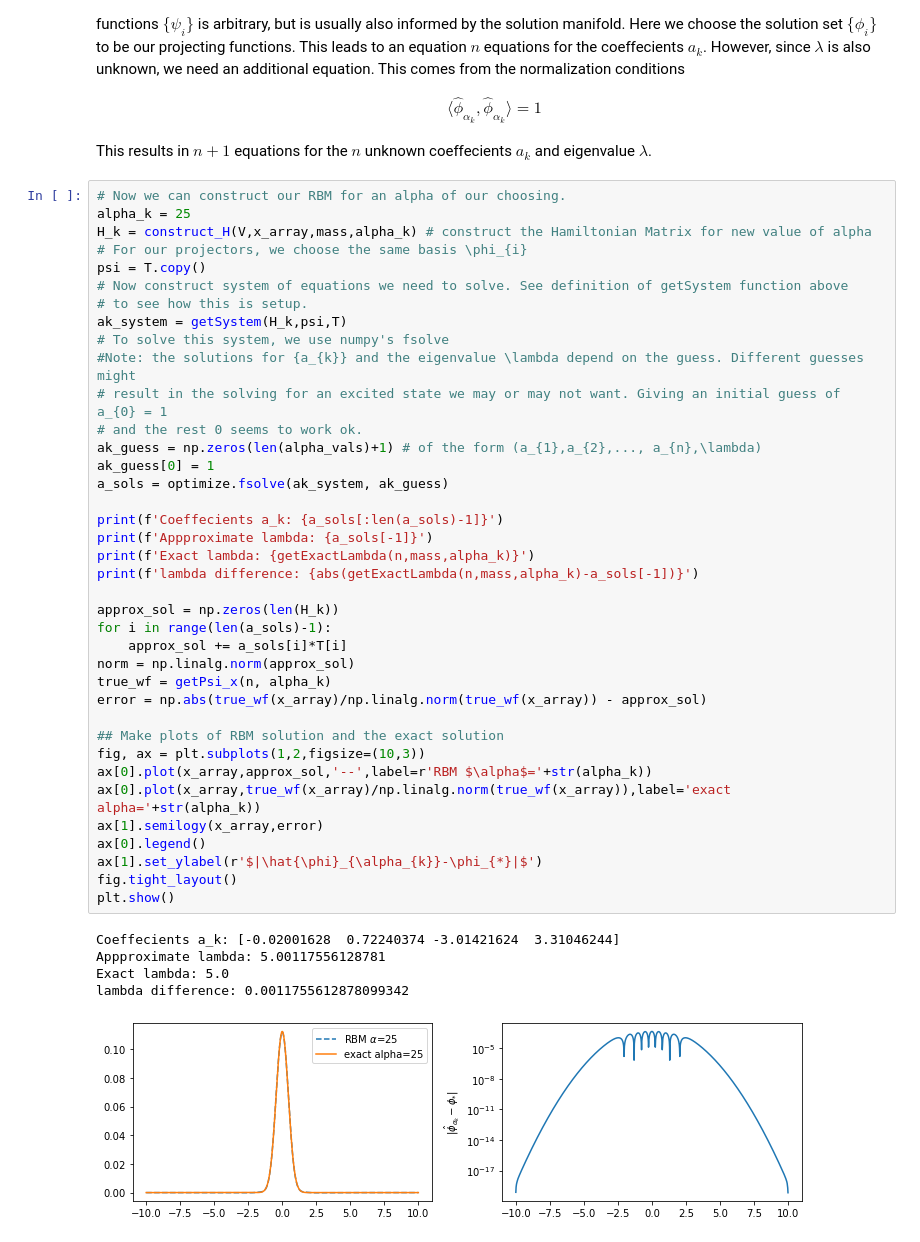
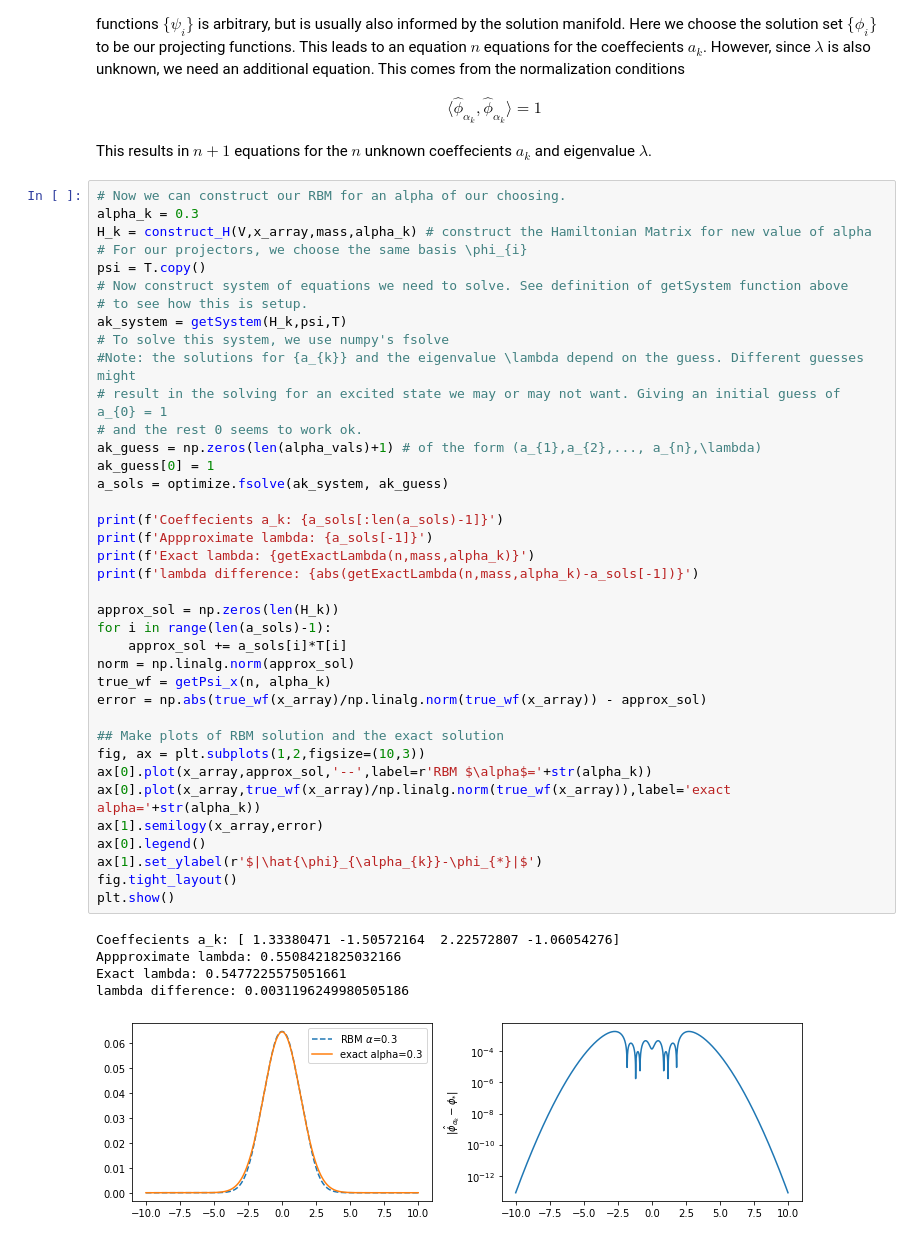
Before and after one commit to ascsn/nuclear-dimensionality-reduction-book, a Jupyter notebook: nuclear-rbm/ho/1dHO-variational.ipynb, the cells around one changed output. Cells and saved outputs as stored; diff of their text form.

```diff
--- a/nuclear-rbm/ho/1dHO-variational.ipynb
+++ b/nuclear-rbm/ho/1dHO-variational.ipynb
@@ -319,7 +319,7 @@ We can interpret this as enforcing the orthogonality of $F_{\alpha_{k}}\big( \ha
 This results in $n +1$ equations for the $n$ unknown coeffecients $a_{k}$ and eigenvalue $\lambda$.
 # %%
 # Now we can construct our RBM for an alpha of our choosing.
-alpha_k = 25
+alpha_k = 0.3
 H_k = construct_H(V,x_array,mass,alpha_k) # construct the Hamiltonian Matrix for new value of alpha
 # For our projectors, we choose the same basis \phi_{i}
 psi = T.copy()
@@ -329,35 +329,35 @@ ak_system = getSystem(H_k,psi,T)
 # To solve this system, we use numpy's fsolve
 #Note: the solutions for {a_{k}} and the eigenvalue \lambda depend on the guess. Different guesses might
 # result in the solving for an excited state we may or may not want. Giving an initial guess of a_{0} = 1
 # and the rest 0 seems to work ok.
 ak_guess = np.zeros(len(alpha_vals)+1) # of the form (a_{1},a_{2},..., a_{n},\lambda)
 ak_guess[0] = 1
 a_sols = optimize.fsolve(ak_system, ak_guess)
 
 print(f'Coeffecients a_k: {a_sols[:len(a_sols)-1]}')
 print(f'Appproximate lambda: {a_sols[-1]}')
 print(f'Exact lambda: {getExactLambda(n,mass,alpha_k)}')
 print(f'lambda difference: {abs(getExactLambda(n,mass,alpha_k)-a_sols[-1])}')
 
 approx_sol = np.zeros(len(H_k))
 for i in range(len(a_sols)-1):
     approx_sol += a_sols[i]*T[i]
 norm = np.linalg.norm(approx_sol)
 true_wf = getPsi_x(n, alpha_k)
 error = np.abs(true_wf(x_array)/np.linalg.norm(true_wf(x_array)) - approx_sol)
 
 ## Make plots of RBM solution and the exact solution
 fig, ax = plt.subplots(1,2,figsize=(10,3))
 ax[0].plot(x_array,approx_sol,'--',label=r'RBM $\alpha$='+str(alpha_k))
 ax[0].plot(x_array,true_wf(x_array)/np.linalg.norm(true_wf(x_array)),label='exact alpha='+str(alpha_k))
 ax[1].semilogy(x_array,error)
 ax[0].legend()
 ax[1].set_ylabel(r'$|\hat{\phi}_{\alpha_{k}}-\phi_{*}|$')
 fig.tight_layout()
 plt.show()
 # %% [output]
-Coeffecients a_k: [-0.02001628  0.72240374 -3.01421624  3.31046244]
-Appproximate lambda: 5.00117556128781
-Exact lambda: 5.0
-lambda difference: 0.0011755612878099342
+Coeffecients a_k: [ 1.33380471 -1.50572164  2.22572807 -1.06054276]
+Appproximate lambda: 0.5508421825032166
+Exact lambda: 0.5477225575051661
+lambda difference: 0.0031196249980505186
-[figure, old version]
+[figure, new version]
```
Also changed, not shown: parts of 1 cell of this notebook, 1 other file.
